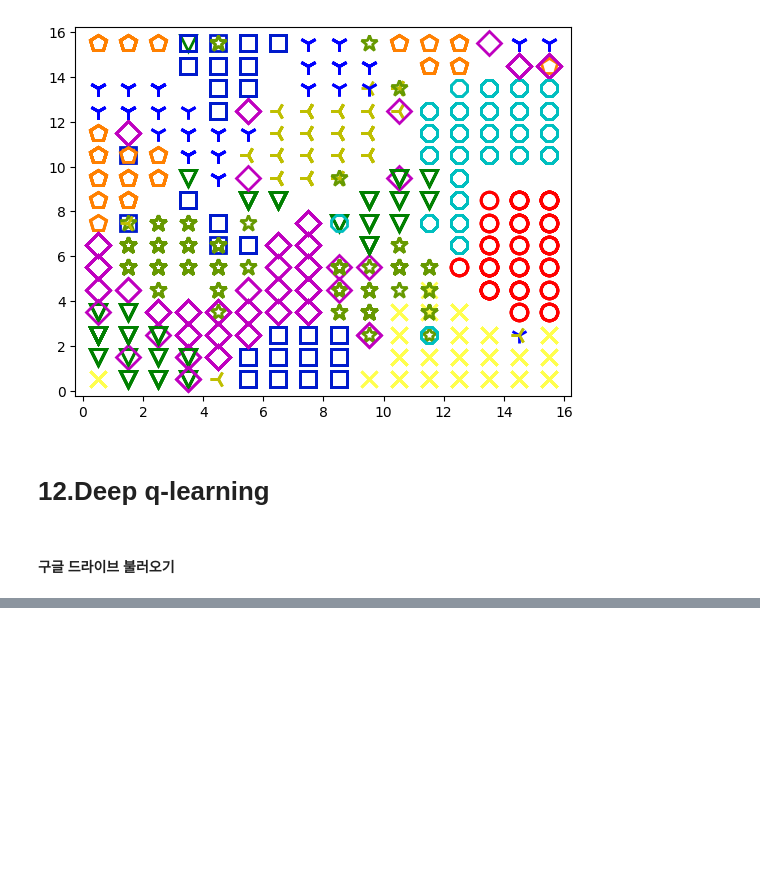
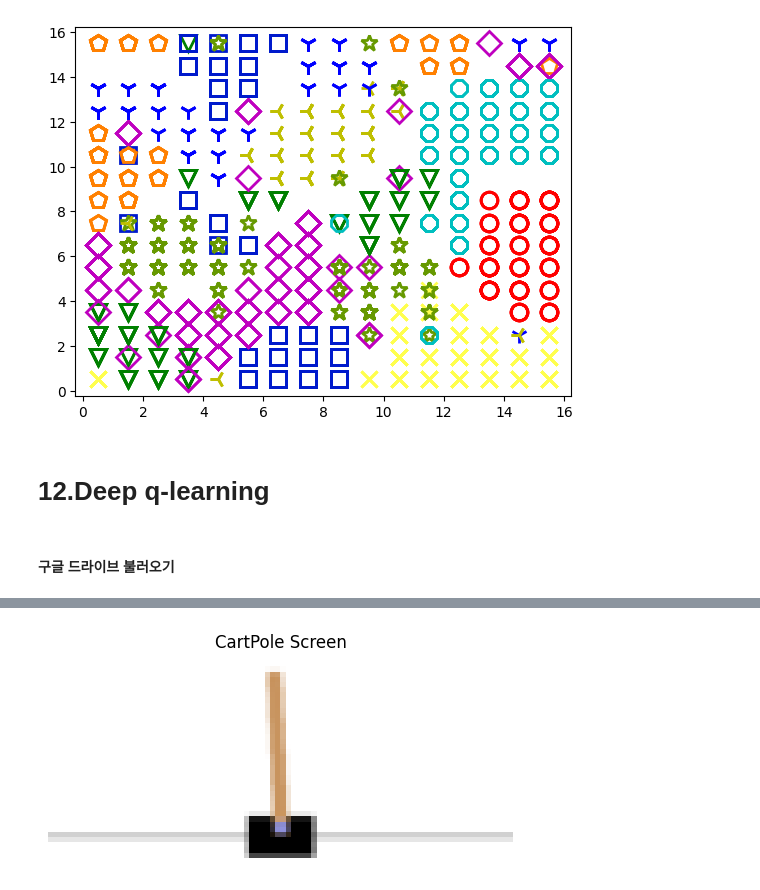
Before and after one commit to va4756/deeplearn_practice, a Jupyter notebook: pytorch_deeplearn_03.ipynb, the cells around one changed output, grey strips where cells are left out. Saved outputs shown, nothing was run; the diff lists cells and outputs as text; code cells hidden in the pictures; blank space fills up the shorter version.

```diff
--- a/pytorch_deeplearn_03.ipynb
+++ b/pytorch_deeplearn_03.ipynb
@@ -1398,0 +1478,65 @@ plt.rc('font', family='NanumBarunGothic')
+# %%
+import gymnasium as gym
+import numpy as np
+import matplotlib.pyplot as plt
+import torch
+import torchvision.transforms as T
+from torchvision.transforms import InterpolationMode
+
+device = torch.device("cuda" if torch.cuda.is_available() else "cpu")
+
+env = gym.make("CartPole-v1", render_mode="rgb_array")
+
+resize = T.Compose([
+    T.ToPILImage(),
+    T.Resize(40, interpolation=InterpolationMode.BICUBIC),
+    T.ToTensor()
+])
+
+# 환경 초기화
+state, _ = env.reset()
+
+def get_cart_location(screen_width, state):
+    world_width = env.unwrapped.x_threshold * 2
+    scale = screen_width / world_width
+    return int(state[0] * scale + screen_width / 2.0)
+
+def get_screen(state):
+    screen = env.render()
+    screen = np.transpose(screen, (2, 0, 1))
+
+    _, screen_height, screen_width = screen.shape
+
+    # 위아래 자르기
+    screen = screen[:, int(screen_height * 0.4):int(screen_height * 0.8)]
+
+    view_width = int(screen_width * 0.6)
+    cart_location = get_cart_location(screen_width, state)
+
+    if cart_location < view_width // 2:
+        slice_range = slice(view_width)
+    elif cart_location > screen_width - view_width // 2:
+        slice_range = slice(-view_width, None)
+    else:
+        slice_range = slice(cart_location - view_width // 2,
+                            cart_location + view_width // 2)
+
+    screen = screen[:, :, slice_range]
+
+    screen = np.ascontiguousarray(screen, dtype=np.float32) / 255.0
+    screen = torch.from_numpy(screen)
+
+    return resize(screen).unsqueeze(0).to(device)
+
+screen = get_screen(state)
+
+plt.figure(figsize=(6,4))
+plt.imshow(
+    screen.squeeze(0).permute(1,2,0).cpu().numpy(),
+    interpolation="none"
+)
+plt.axis("off")
+plt.title("CartPole Screen")
+plt.show()
+# %% [output]
+[figure, added]
```
Also changed, not shown: parts of 14 cells of this notebook.
